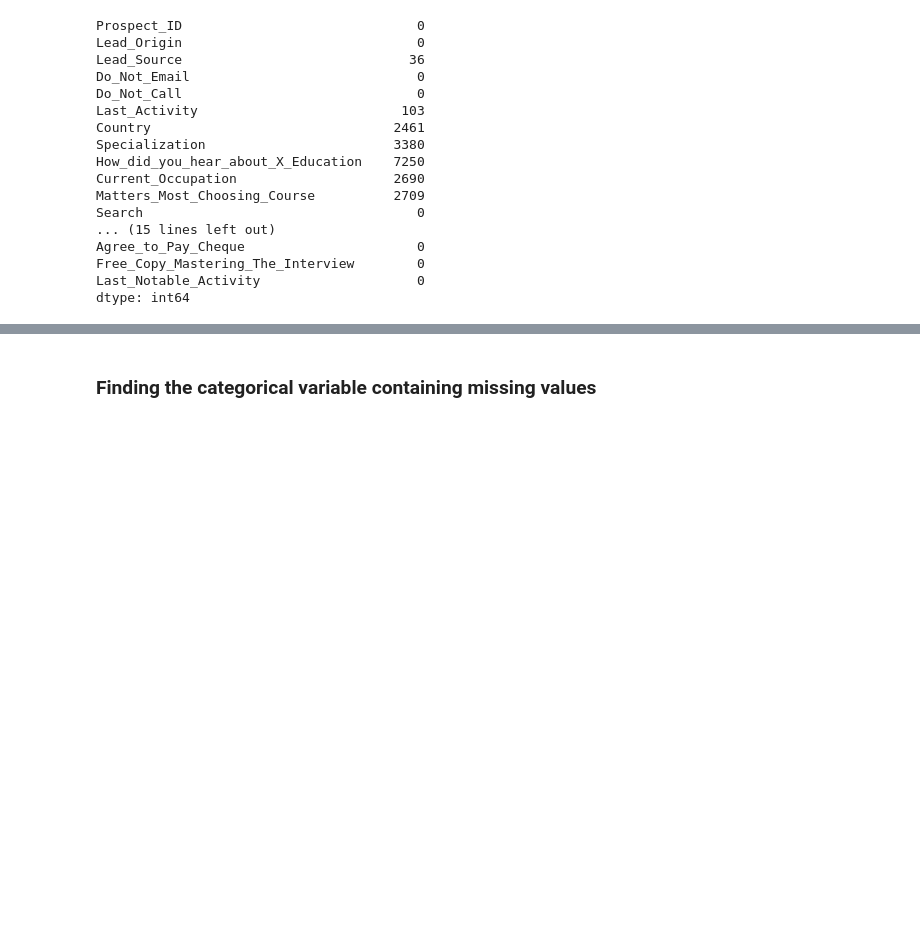
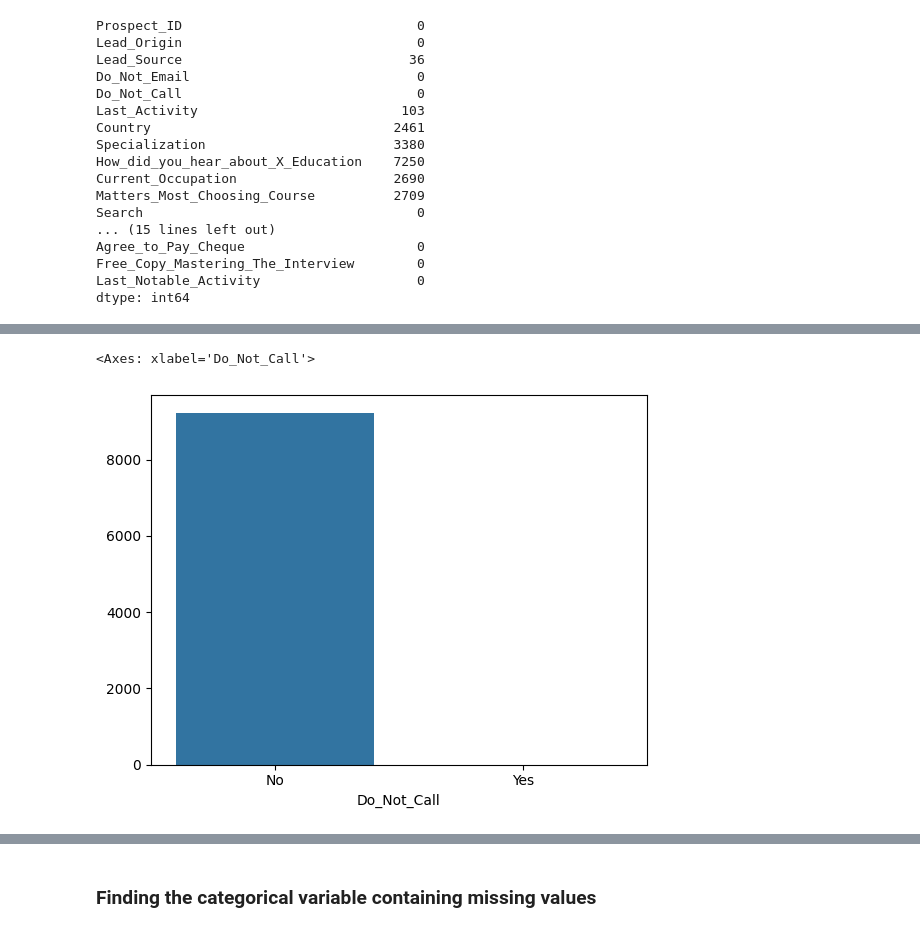
Before and after one commit to MrBinit/Supervised-Learning, a Jupyter notebook: logistic regression/Lead analysis.ipynb, the cells around one changed output, grey strips where cells are left out. Cells and saved outputs as stored; diff of their text form; code cells hidden in the pictures; blank space fills up the shorter version.

```diff
--- a/logistic regression/Lead analysis.ipynb
+++ b/logistic regression/Lead analysis.ipynb
@@ -238,0 +288,7 @@ data.City.isnull().sum()
+# %%
+bn = data.Do_Not_Call.value_counts()
+# %%
+sns.barplot(x=bn.index, y=bn.values)
+# %% [output]
+<Axes: xlabel='Do_Not_Call'>
+[figure, added]
```
Also changed, not shown: parts of 90 cells of this notebook, 3 other files.
